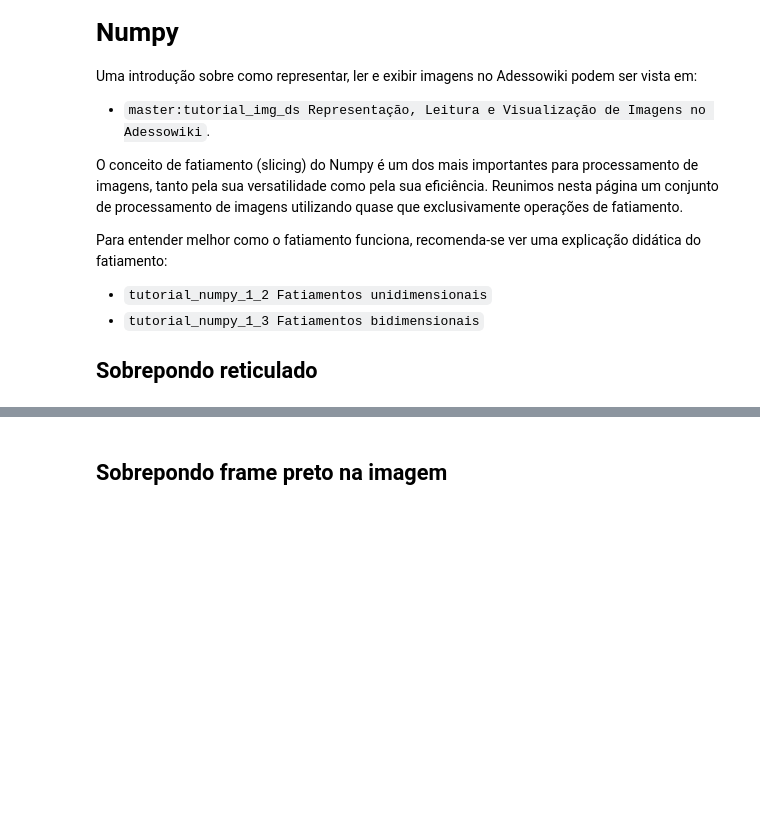
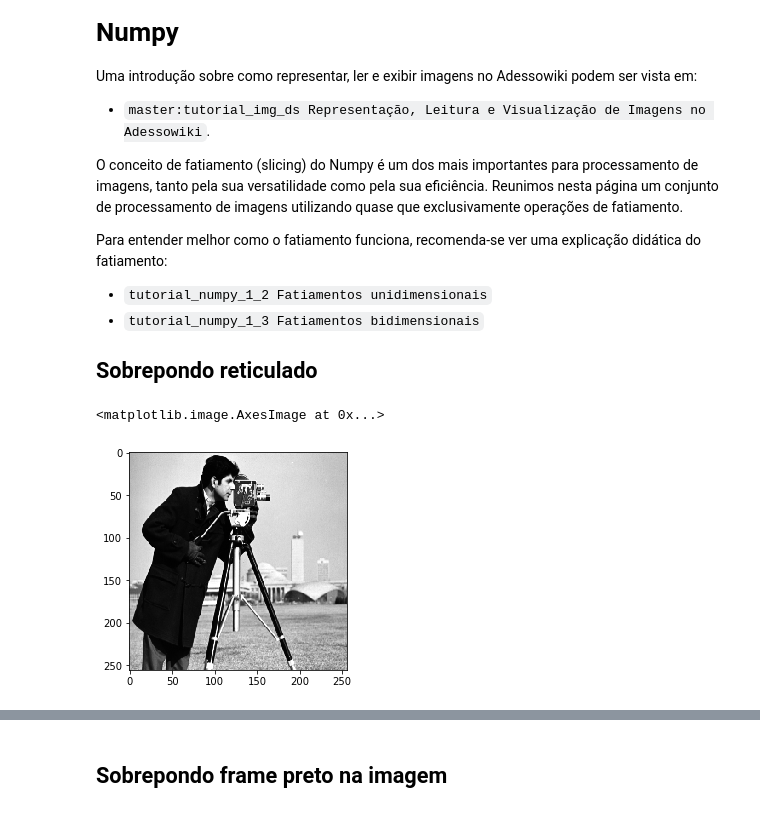
Before and after one commit to robertoalotufo/ia898, a Jupyter notebook: master/tutorial_1_imagens.ipynb, the cells around one changed output, grey strips where cells are left out. Cells and saved outputs as stored; diff of their text form; code cells hidden in the pictures; blank space fills up the shorter version.

```diff
--- a/master/tutorial_1_imagens.ipynb
+++ b/master/tutorial_1_imagens.ipynb
@@ -18 +26,7 @@ Para entender melhor como o fatiamento funciona, recomenda-se ver uma explicaç
+# %%
+f = mpimg.imread('../data/cameraman.tif')
+plt.imshow(f, cmap='gray')
+# %% [output]
+<matplotlib.image.AxesImage at 0x...>
+[figure, added]
 # %%
```
Also changed, not shown: parts of 35 cells of this notebook, 5 other files.
